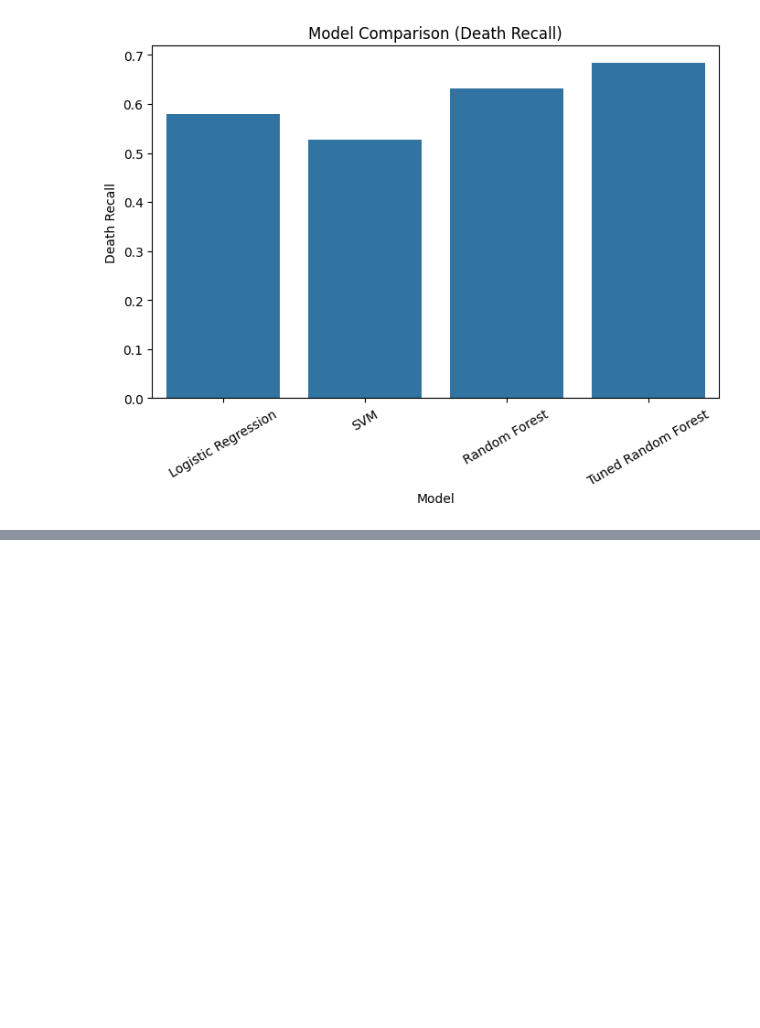
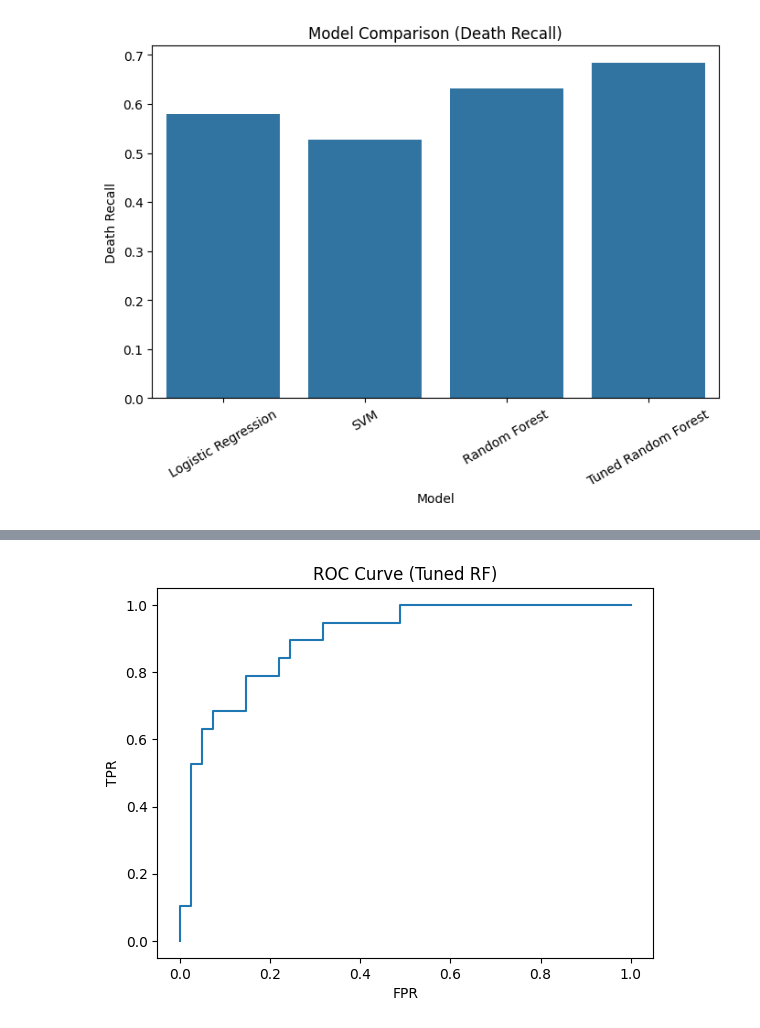
Before and after one commit to taotaokt/CS439_Project, a Jupyter notebook: model_comparison.ipynb, the cells around one changed output, grey strips where cells are left out. Cells and saved outputs as stored; diff of their text form; code cells hidden in the pictures; blank space fills up the shorter version.

```diff
--- a/model_comparison.ipynb
+++ b/model_comparison.ipynb
@@ -163,0 +175,13 @@ plt.show()
+# %%
+from sklearn.metrics import roc_curve
+
+y_prob = best_rf.predict_proba(X_test)[:,1]
+fpr, tpr, _ = roc_curve(y_test, y_prob)
+
+plt.plot(fpr, tpr)
+plt.title("ROC Curve (Tuned RF)")
+plt.xlabel("FPR")
+plt.ylabel("TPR")
+plt.show()
+# %% [output]
+[figure, added]
```
Also changed, not shown: parts of 1 cell of this notebook.
